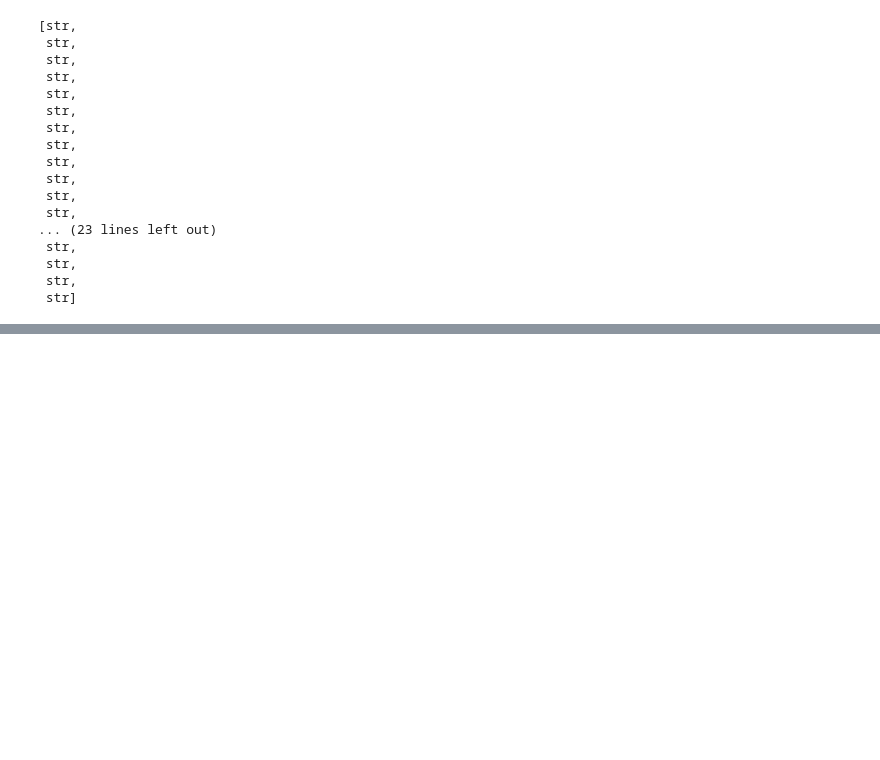
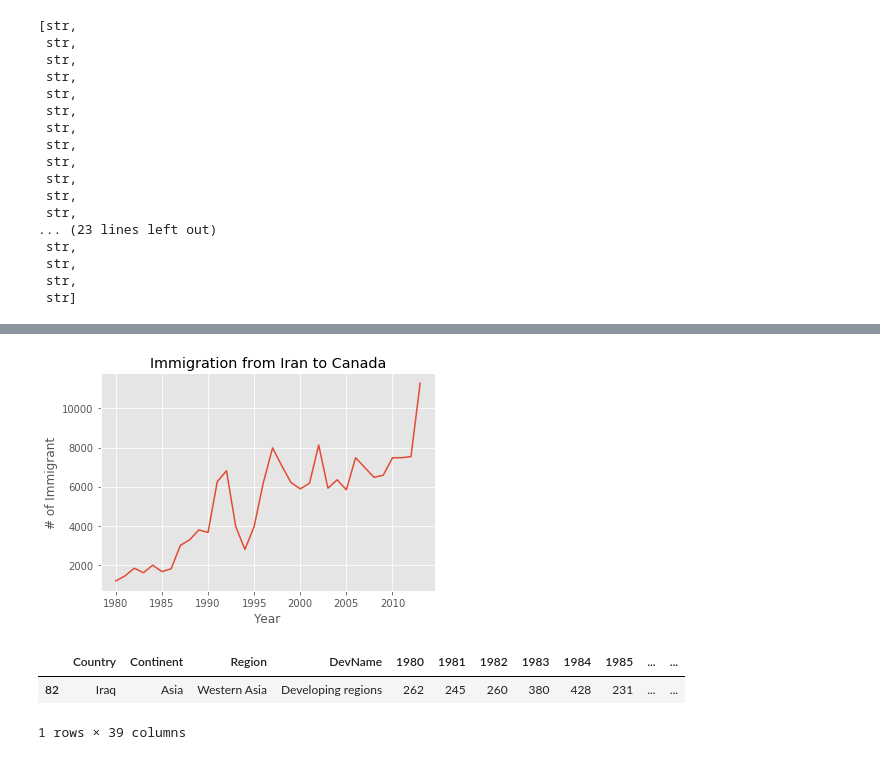
Before and after one commit to YM88/data_visualization_methods_with_python, a Jupyter notebook: 001.ipynb, the cells around one changed output, grey strips where cells are left out. Saved outputs shown, nothing was run; the diff lists cells and outputs as text; code cells hidden in the pictures; blank space fills up the shorter version.

Commit message:
line plot with iran

```diff
--- a/001.ipynb
+++ b/001.ipynb
@@ -1,3 +1,8 @@
 # %%
 import pandas as pd
 import numpy as np
+%matplotlib inline
+import matplotlib as mpl
+import matplotlib.pyplot as plt
+mpl.style.use(['ggplot'])
+mpl.style.available
@@ -173,0 +237,2 @@ df.columns = df.columns.map(str)
+# %%
+iran = df.query('Country == "Iran (Islamic Republic of)"')
@@ -173,0 +259,19 @@ df.columns = df.columns.map(str)
+# %%
+iran = iran.iloc[0, 4:-1]
+# %%
+iran.index = iran.index.map(int)
+# %%
+
+iran.plot(kind='line') #Excluding the total column at the end , the first 4 columns in the beginning
+plt.title('Immigration from Iran to Canada')
+plt.xlabel('Year')
+plt.ylabel('# of Immigrant')
+plt.show()
+# %% [output]
+[figure, added]
+# %%
+df[df.Country == 'Iraq']
+# %% [output]
+|  | Country | Continent | Region | DevName | 1980 | 1981 | 1982 | 1983 | 1984 | 1985 | ... | ... |
+| 82 | Iraq | Asia | Western Asia | Developing regions | 262 | 245 | 260 | 380 | 428 | 231 | ... | ... |
+1 rows × 39 columns
```
Also changed, not shown: parts of 8 cells of this notebook.
